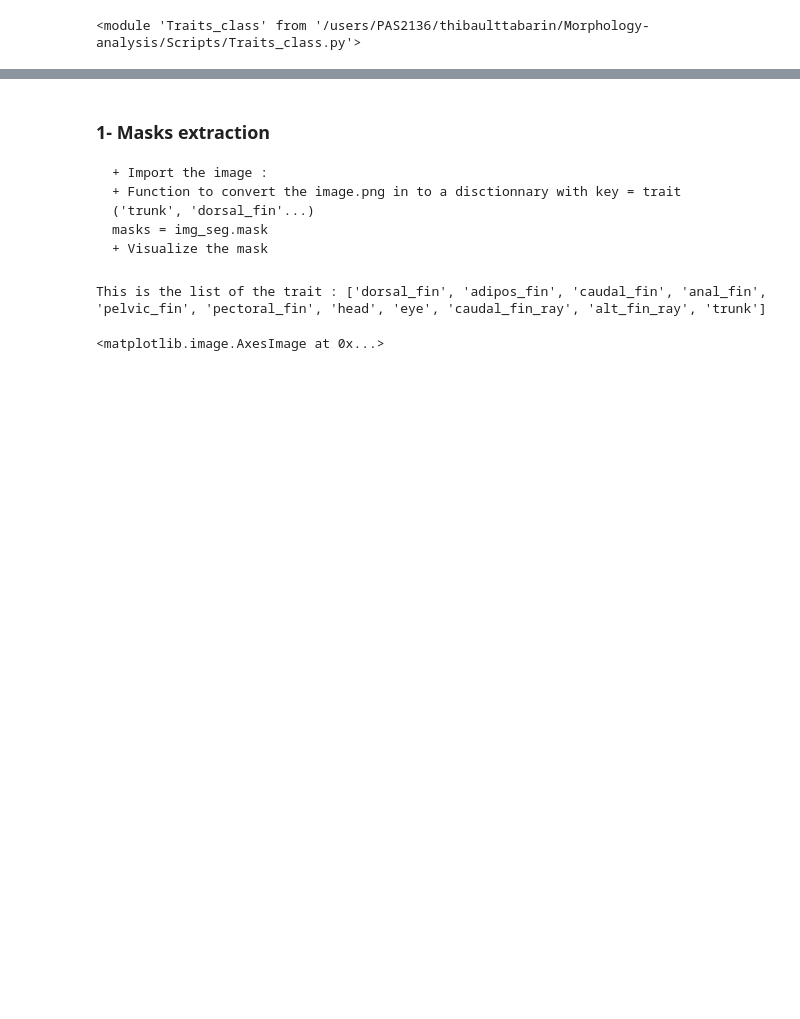
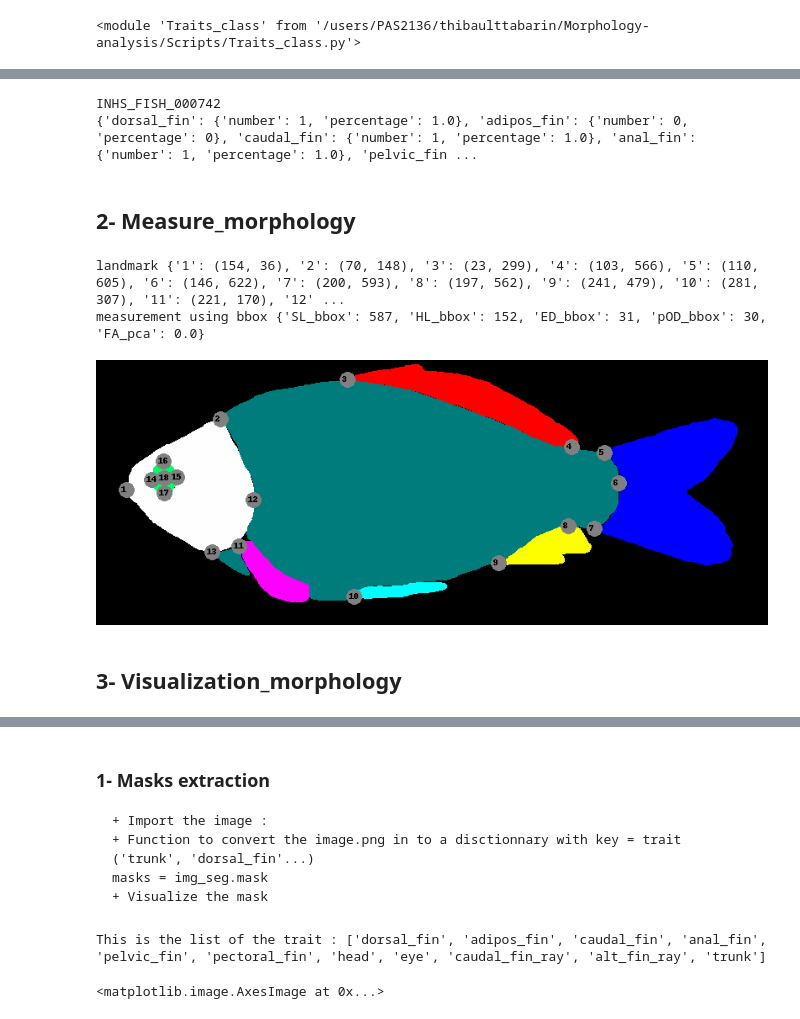
Before and after one commit to hdr-bgnn/Morphology-analysis, a Jupyter notebook: Scripts/Morphology_dev.ipynb, the cells around one changed output, grey strips where cells are left out. Drawn from its saved outputs; the diff is of its cells as text; code cells hidden in the pictures; blank space fills up the shorter version.

```diff
--- a/Scripts/Morphology_dev.ipynb
+++ b/Scripts/Morphology_dev.ipynb
@@ -51,0 +53,9 @@ img_landmark = img_seg.visualize_landmark()
+# %%
+# visualize an output
+print(base_name)
+print(presence_matrix)
+# %% [output]
+INHS_FISH_000742
+{'dorsal_fin': {'number': 1, 'percentage': 1.0}, 'adipos_fin': {'number': 0, 'percentage': 0}, 'caudal_fin': {'number': 1, 'percentage': 1.0}, 'anal_fin': {'number': 1, 'percentage': 1.0}, 'pelvic_fin ...
+# %% [markdown]
+## 2- Measure_morphology
@@ -51,0 +71,14 @@ img_landmark = img_seg.visualize_landmark()
+# %%
+# Visualize output
+print("landmark",landmark)
+print("measurement using bbox",measurement_with_bbox)
+# %% [output]
+landmark {'1': (154, 36), '2': (70, 148), '3': (23, 299), '4': (103, 566), '5': (110, 605), '6': (146, 622), '7': (200, 593), '8': (197, 562), '9': (241, 479), '10': (281, 307), '11': (221, 170), '12' ...
+measurement using bbox {'SL_bbox': 587, 'HL_bbox': 152, 'ED_bbox': 31, 'pOD_bbox': 30, 'FA_pca': 0.0}
+# %%
+# Visualize landmarks
+measure_morpho.visualize_landmark()
+# %% [output]
+[figure, added]
+# %% [markdown]
+## 3- Visualization_morphology
```
Also changed, not shown: parts of 94 cells of this notebook.
